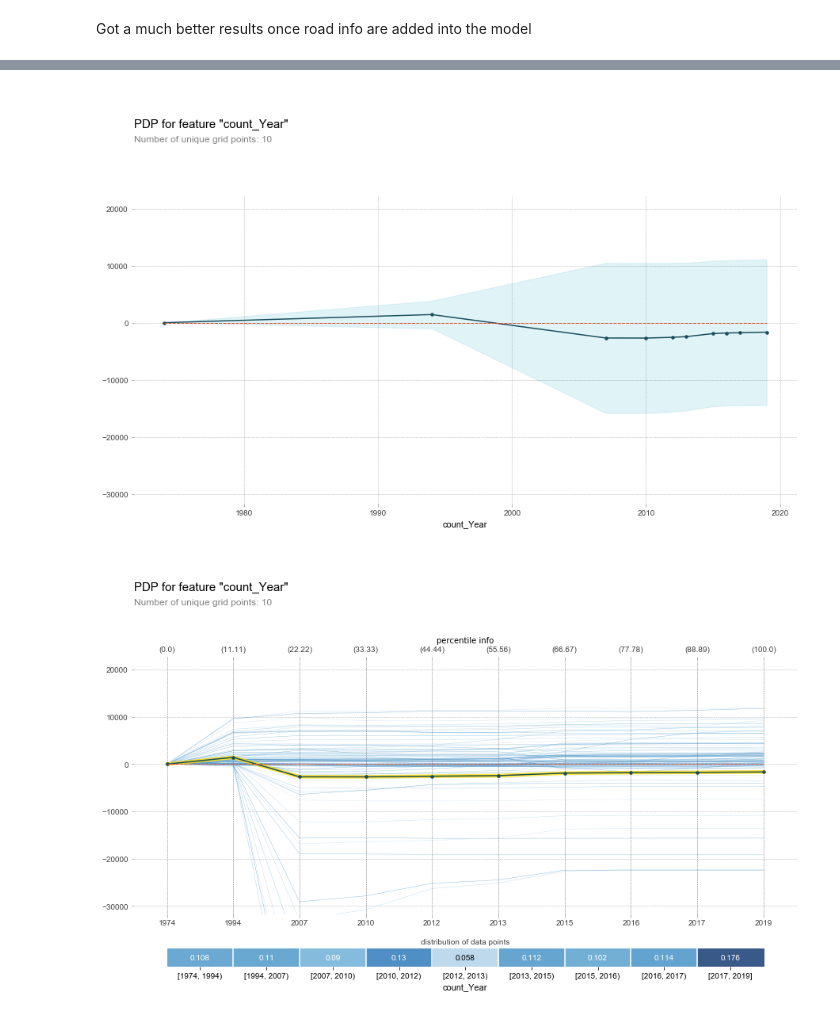
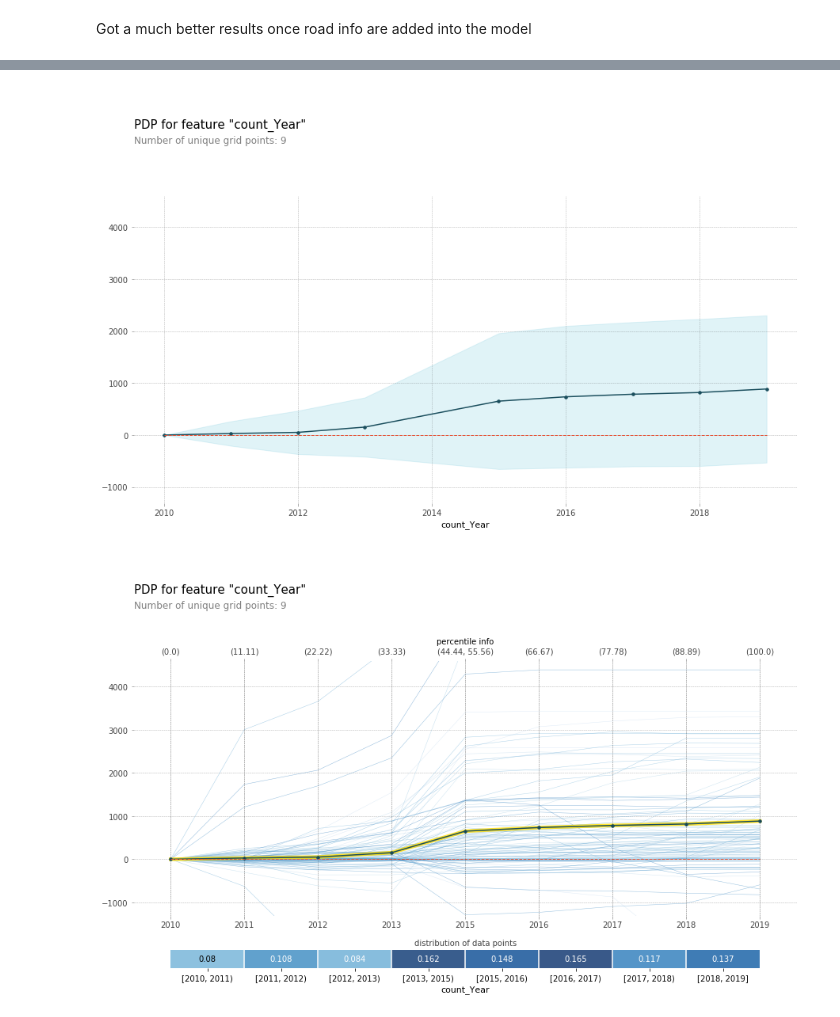
Before and after one commit to klin059/Auckland_traffic_analysis, a Jupyter notebook: 6_predictive_modelling.ipynb, the cells around one changed output, grey strips where cells are left out. Drawn from its saved outputs; the diff is of its cells as text; code cells hidden in the pictures.

```diff
--- a/6_predictive_modelling.ipynb
+++ b/6_predictive_modelling.ipynb
@@ -23,8 +23,11 @@ warnings.filterwarnings('ignore')
 # %%
 from datetime import datetime, timedelta
 from dateutil.relativedelta import relativedelta
+# %%
+url = r'https://raw.githubusercontent.com/klin059/Auckland_traffic_analysis/master/data/merged_data_20190728.csv'
+# url = r'data/merged_data_20190728.csv'
 # %%
-df_orig = pd.read_csv(r'data/merged_data_20190728.csv', parse_dates = ['count_date'])
+df_orig = pd.read_csv(url, parse_dates = ['count_date'])
 df = df_orig.copy()
 df.sort_values(by = "count_date", inplace = True)
 df.head()
@@ -43,6 +46,6 @@ df.tail()
 | 22945 | 11747.0 | 40624 | MILDMAY RD | HARRINGTON RD (AT TEE) | LARISSA AVE | 215.0 | Yes | 2019-03-06 | 294.0 | ... |
 | 22952 | 12107.0 | 40823 | HARRINGTON RD | HARRY WARD PL | ASCOT AVE | 215.0 | Yes | 2019-03-06 | 1568.0 | ... |
 # %%
-# consider only traffic counts after 2010
-df.shape
-df = df[df['count_date'] > pd.to_datetime('2009-12-31')].shape
+# # consider only traffic counts after 2010
+# df.shape
+df = df[df['count_date'] > pd.to_datetime('2009-12-31')]
@@ -282,7 +276,7 @@ RandomForestRegressor(bootstrap=True, criterion='mse', max_depth=28,
 # %% [markdown]
 Got a much better results once road info are added into the model
 # %%
-m = RandomForestRegressor(n_estimators=300, max_depth=28, max_features=0.5, oob_score= True, random_state=1, n_jobs  = 3)
+m = RandomForestRegressor(n_estimators=300, max_depth=28, max_features=0.5, oob_score= True, random_state=1, n_jobs  = -1)
 def get_list_of_split_dates(df, start_date = '2017-01-01', test_months = 2):
     d = pd.to_datetime(start_date)
     last_date = df.count_date.max()
@@ -293,8 +287,7 @@ def get_list_of_split_dates(df, start_date = '2017-01-01', test_months = 2):
         test_ub += relativedelta(months = test_months)
     return list_of_split_dates
 
-def back_testing(df, xcols, ycol, start_date = '2017-01-01', test_months = 2):
-    list_of_split_dates = get_list_of_split_dates(df, start_date = start_date, test_months = test_months)
+def back_testing(df, xcols, ycol, list_of_split_dates, test_months = 2):
     results = []
     for split_date in list_of_split_dates:
         X_train, X_test, y_train, y_test = expanding_window_split(df, xcols, ycol, split_date = split_date, test_months = test_months)
@@ -302,4 +295,6 @@ def back_testing(df, xcols, ycol, start_date = '2017-01-01', test_months = 2):
         r = get_scores(m, X_train, X_test, y_train, y_test)
         results.append(r)
     return np.vstack(results)
-results = back_testing(df, xcols, ycol, start_date = '2017-01-01', test_months = 2)
+list_of_split_dates = get_list_of_split_dates(df, start_date =  '2017-01-01', test_months = 2)
+print(list_of_split_dates)
+results = back_testing(df, xcols, ycol, list_of_split_dates, test_months = 2)
@@ -350,11 +366,14 @@ pdp_year = pdp.pdp_isolate(
 )
 fig, axes = pdp.pdp_plot(pdp_year, 'count_Year')
 # %% [output]
-[figure, old version]
+[figure, new version]
 # %%
+pdp_year = pdp.pdp_isolate(
+    model=m, dataset=df[xcols2], model_features=xcols2, feature='count_Year'
+)
 fig, axes = pdp.pdp_plot(
     pdp_year, 'count_Year', plot_lines=True, frac_to_plot=100, x_quantile=True,
     plot_pts_dist=True, show_percentile=True
 )
 # %% [output]
-[figure, old version]
+[figure, new version]
```
Also changed, not shown: parts of 14 cells of this notebook.
